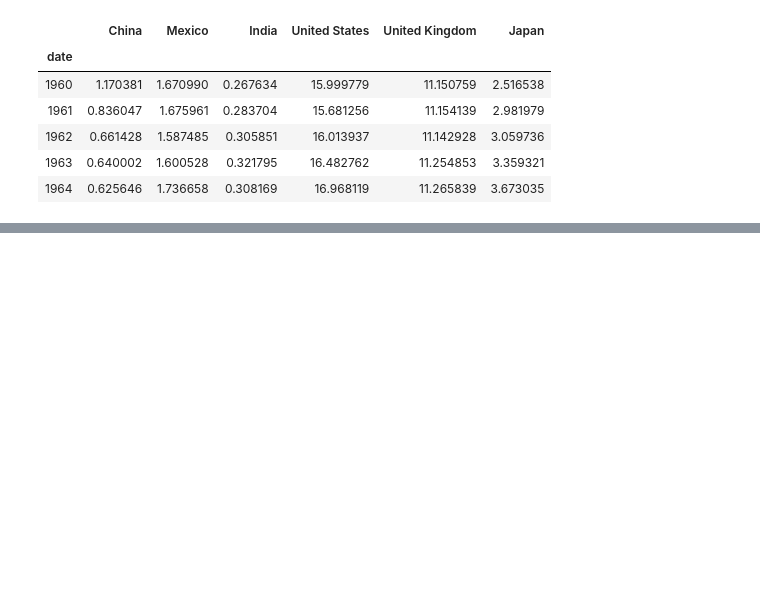
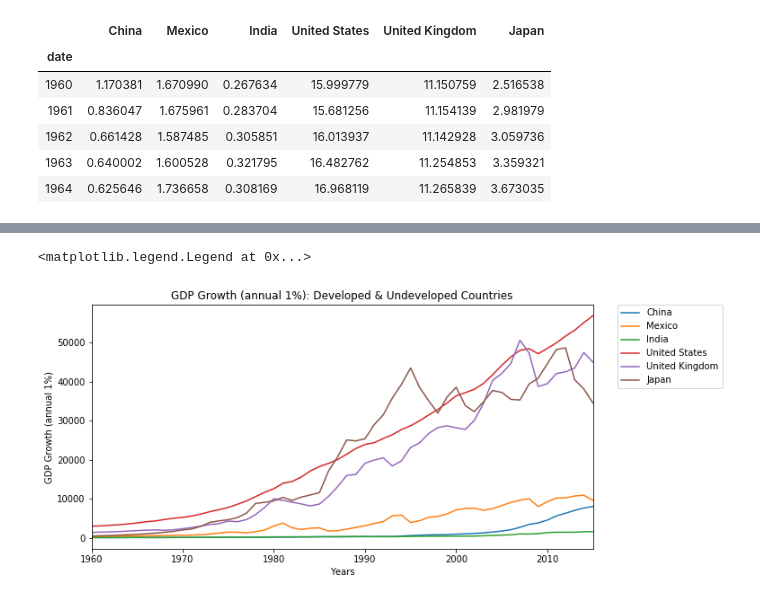
Before and after one commit to robertcox324/5horsemenoftheapocalypse, a Jupyter notebook: gdp_co2_correlation.ipynb, the cells around one changed output, grey strips where cells are left out. Saved outputs shown, nothing was run; the diff lists cells and outputs as text; code cells hidden in the pictures; blank space fills up the shorter version.

```diff
--- a/gdp_co2_correlation.ipynb
+++ b/gdp_co2_correlation.ipynb
@@ -176,0 +226,10 @@ plt.legend(bbox_to_anchor=(1.05, 1), loc='upper left', borderaxespad=0.)
+# %%
+#pull GDP data for the 6 countries between 1960 and 2015
+country_list = ["USA","GBR","JPN","MEX","IND","CHN"]
+gdp_data = wbdata.get_dataframe({'NY.GDP.PCAP.CD':'values'},
+                            country=country_list,
+                            data_date=data_dates,
+                            convert_date=False, keep_levels=True)
+
+gdp_data = gdp_data.reset_index()
+gdp_data.head()
@@ -176,0 +290,13 @@ plt.legend(bbox_to_anchor=(1.05, 1), loc='upper left', borderaxespad=0.)
+# %%
+#merge DataFrames for the gdp data
+gdp_country_df = pd.merge(gdp_chn_df,gdp_mex_df, on="date",how="outer")
+
+gdp_country_df = pd.merge(gdp_country_df,gdp_ind_df, on="date",how="outer")
+
+gdp_country_df = pd.merge(gdp_country_df,gdp_usa_df, on="date",how="outer")
+
+gdp_country_df = pd.merge(gdp_country_df,gdp_gpb_df, on="date",how="outer")
+
+gdp_country_df = pd.merge(gdp_country_df,gdp_jpn_df, on="date",how="outer")
+
+gdp_country_df.head()
@@ -176,0 +311,9 @@ plt.legend(bbox_to_anchor=(1.05, 1), loc='upper left', borderaxespad=0.)
+# %%
+gdp_country_df.plot(figsize=(10,5), legend="upper right")
+plt.title("GDP Growth (annual 1%): Developed & Undeveloped Countries")
+plt.xlabel("Years")
+plt.ylabel("GDP Growth (annual 1%)")
+plt.legend(bbox_to_anchor=(1.05, 1), loc='upper left', borderaxespad=0.)
+# %% [output]
+<matplotlib.legend.Legend at 0x...>
+[figure, added]
```
Also changed, not shown: parts of 10 cells of this notebook.
